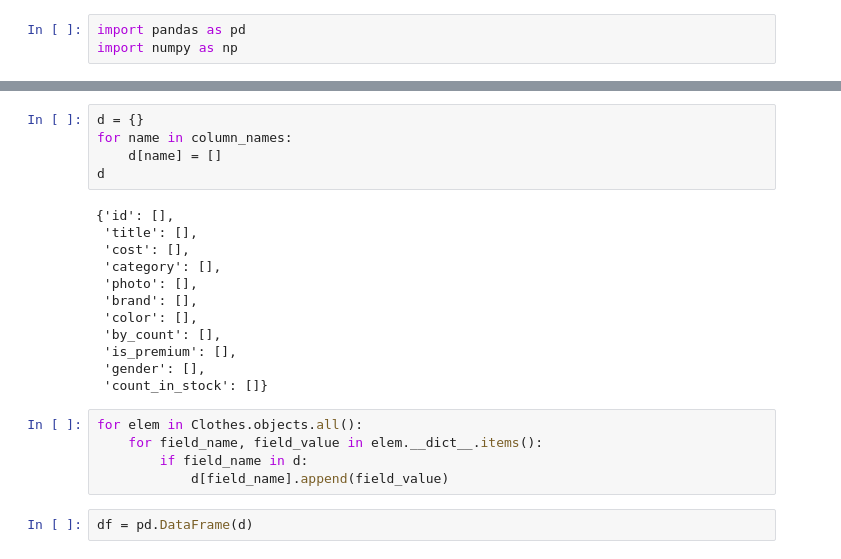
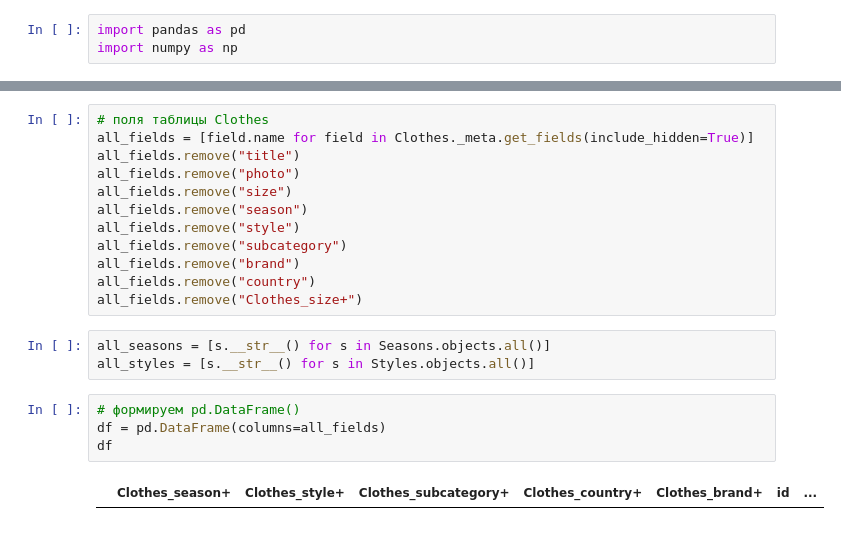
Before and after one commit to cocolo13/coursework, a Jupyter notebook: OnlineShop/ProductFeed/recommendation_products.ipynb, the cells around one changed output, grey strips where cells are left out. Drawn from its saved outputs; the diff is of its cells as text.

```diff
--- a/OnlineShop/ProductFeed/recommendation_products.ipynb
+++ b/OnlineShop/ProductFeed/recommendation_products.ipynb
@@ -47,24 +22,21 @@ column_names
-# %%
-d = {}
-for name in column_names:
-    d[name] = []
-d
-# %% [output]
-{'id': [],
- 'title': [],
- 'cost': [],
- 'category': [],
- 'photo': [],
- 'brand': [],
- 'color': [],
- 'by_count': [],
- 'is_premium': [],
- 'gender': [],
- 'count_in_stock': []}
-# %%
-for elem in Clothes.objects.all():
-    for field_name, field_value in elem.__dict__.items():
-        if field_name in d:
-            d[field_name].append(field_value)
-# %%
-df = pd.DataFrame(d)
+# %%
+# поля таблицы Clothes
+all_fields = [field.name for field in Clothes._meta.get_fields(include_hidden=True)]
+all_fields.remove("title")
+all_fields.remove("photo")
+all_fields.remove("size")
+all_fields.remove("season")
+all_fields.remove("style")
+all_fields.remove("subcategory")
+all_fields.remove("brand")
+all_fields.remove("country")
+all_fields.remove("Clothes_size+")
+# %%
+all_seasons = [s.__str__() for s in Seasons.objects.all()]
+all_styles = [s.__str__() for s in Styles.objects.all()]
+# %%
+# формируем pd.DataFrame()
+df = pd.DataFrame(columns=all_fields)
+df
+# %% [output]
+|  | Clothes_season+ | Clothes_style+ | Clothes_subcategory+ | Clothes_country+ | Clothes_brand+ | id | ... |
```
Also changed, not shown: parts of 18 cells of this notebook, 25 other files.
